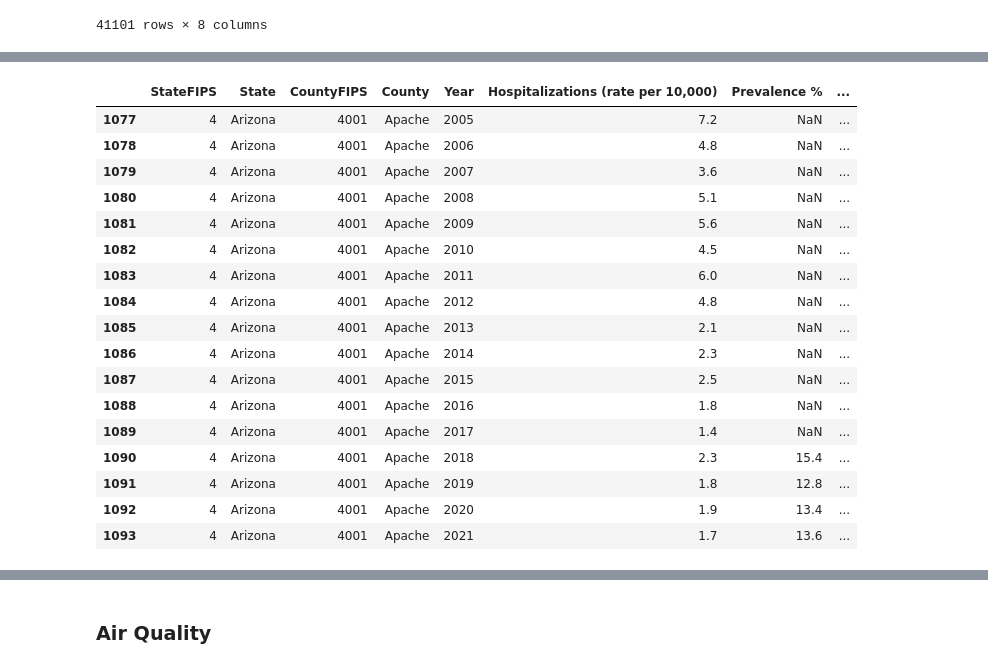
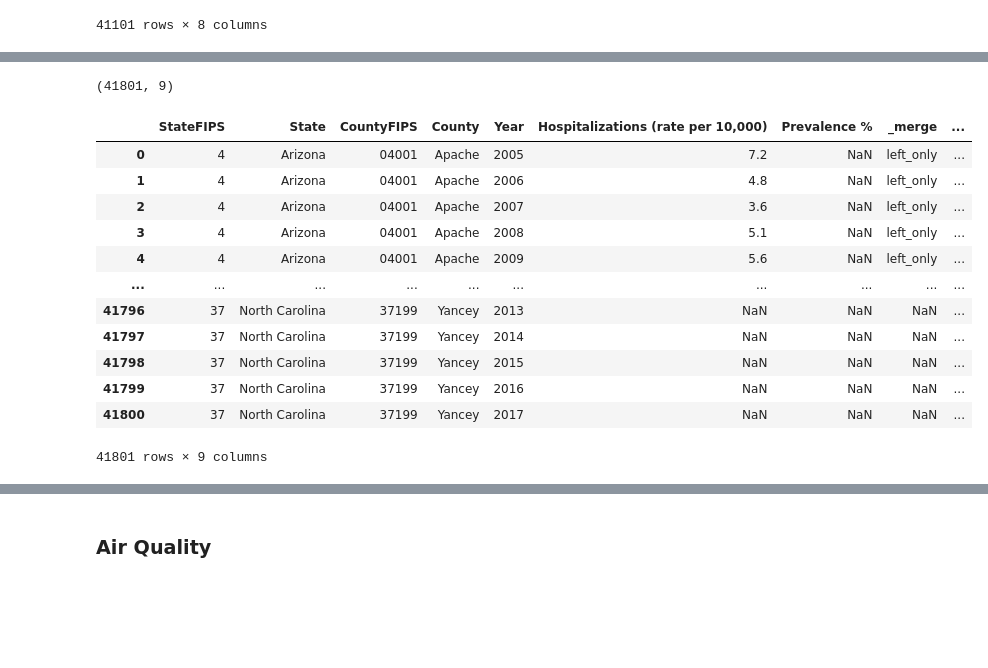
Before and after one commit to Airee66/DAT490, a Jupyter notebook: EDA.ipynb, the cells around one changed output, grey strips where cells are left out. Saved outputs shown, nothing was run; the diff lists cells and outputs as text; code cells hidden in the pictures; blank space fills up the shorter version.

```diff
--- a/EDA.ipynb
+++ b/EDA.ipynb
@@ -227,26 +227,25 @@ all_asthma
 | 41799 | 37 | North Carolina | 37199 | Yancey | 2016 | NaN | NaN | NaN | ... |
 | 41800 | 37 | North Carolina | 37199 | Yancey | 2017 | NaN | NaN | NaN | ... |
 41801 rows × 9 columns
-# %%
-#checking if merge worked correctly
-all_asthma = all_asthma.drop(['_merge'], axis=1)
-all_asthma.loc[all_asthma['CountyFIPS'] == 4001]
-# %% [output]
-|  | StateFIPS | State | CountyFIPS | County | Year | Hospitalizations (rate per 10,000) | Prevalence % | ... |
-| 1077 | 4 | Arizona | 4001 | Apache | 2005 | 7.2 | NaN | ... |
-| 1078 | 4 | Arizona | 4001 | Apache | 2006 | 4.8 | NaN | ... |
-| 1079 | 4 | Arizona | 4001 | Apache | 2007 | 3.6 | NaN | ... |
-| 1080 | 4 | Arizona | 4001 | Apache | 2008 | 5.1 | NaN | ... |
-| 1081 | 4 | Arizona | 4001 | Apache | 2009 | 5.6 | NaN | ... |
-| 1082 | 4 | Arizona | 4001 | Apache | 2010 | 4.5 | NaN | ... |
-| 1083 | 4 | Arizona | 4001 | Apache | 2011 | 6.0 | NaN | ... |
-| 1084 | 4 | Arizona | 4001 | Apache | 2012 | 4.8 | NaN | ... |
-| 1085 | 4 | Arizona | 4001 | Apache | 2013 | 2.1 | NaN | ... |
-| 1086 | 4 | Arizona | 4001 | Apache | 2014 | 2.3 | NaN | ... |
-| 1087 | 4 | Arizona | 4001 | Apache | 2015 | 2.5 | NaN | ... |
-| 1088 | 4 | Arizona | 4001 | Apache | 2016 | 1.8 | NaN | ... |
-| 1089 | 4 | Arizona | 4001 | Apache | 2017 | 1.4 | NaN | ... |
-| 1090 | 4 | Arizona | 4001 | Apache | 2018 | 2.3 | 15.4 | ... |
-| 1091 | 4 | Arizona | 4001 | Apache | 2019 | 1.8 | 12.8 | ... |
-| 1092 | 4 | Arizona | 4001 | Apache | 2020 | 1.9 | 13.4 | ... |
-| 1093 | 4 | Arizona | 4001 | Apache | 2021 | 1.7 | 13.6 | ... |
+# %%
+all_asthma.shape
+# %% [output]
+(41801, 9)
+# %%
+all_asthma['CountyFIPS'] = all_asthma['CountyFIPS'].astype(str).str.zfill(5)
+# %%
+all_asthma
+# %% [output]
+|  | StateFIPS | State | CountyFIPS | County | Year | Hospitalizations (rate per 10,000) | Prevalence % | _merge | ... |
+| 0 | 4 | Arizona | 04001 | Apache | 2005 | 7.2 | NaN | left_only | ... |
+| 1 | 4 | Arizona | 04001 | Apache | 2006 | 4.8 | NaN | left_only | ... |
+| 2 | 4 | Arizona | 04001 | Apache | 2007 | 3.6 | NaN | left_only | ... |
+| 3 | 4 | Arizona | 04001 | Apache | 2008 | 5.1 | NaN | left_only | ... |
+| 4 | 4 | Arizona | 04001 | Apache | 2009 | 5.6 | NaN | left_only | ... |
+| ... | ... | ... | ... | ... | ... | ... | ... | ... | ... |
+| 41796 | 37 | North Carolina | 37199 | Yancey | 2013 | NaN | NaN | NaN | ... |
+| 41797 | 37 | North Carolina | 37199 | Yancey | 2014 | NaN | NaN | NaN | ... |
+| 41798 | 37 | North Carolina | 37199 | Yancey | 2015 | NaN | NaN | NaN | ... |
+| 41799 | 37 | North Carolina | 37199 | Yancey | 2016 | NaN | NaN | NaN | ... |
+| 41800 | 37 | North Carolina | 37199 | Yancey | 2017 | NaN | NaN | NaN | ... |
+41801 rows × 9 columns
```
Also changed, not shown: parts of 13 cells of this notebook.
